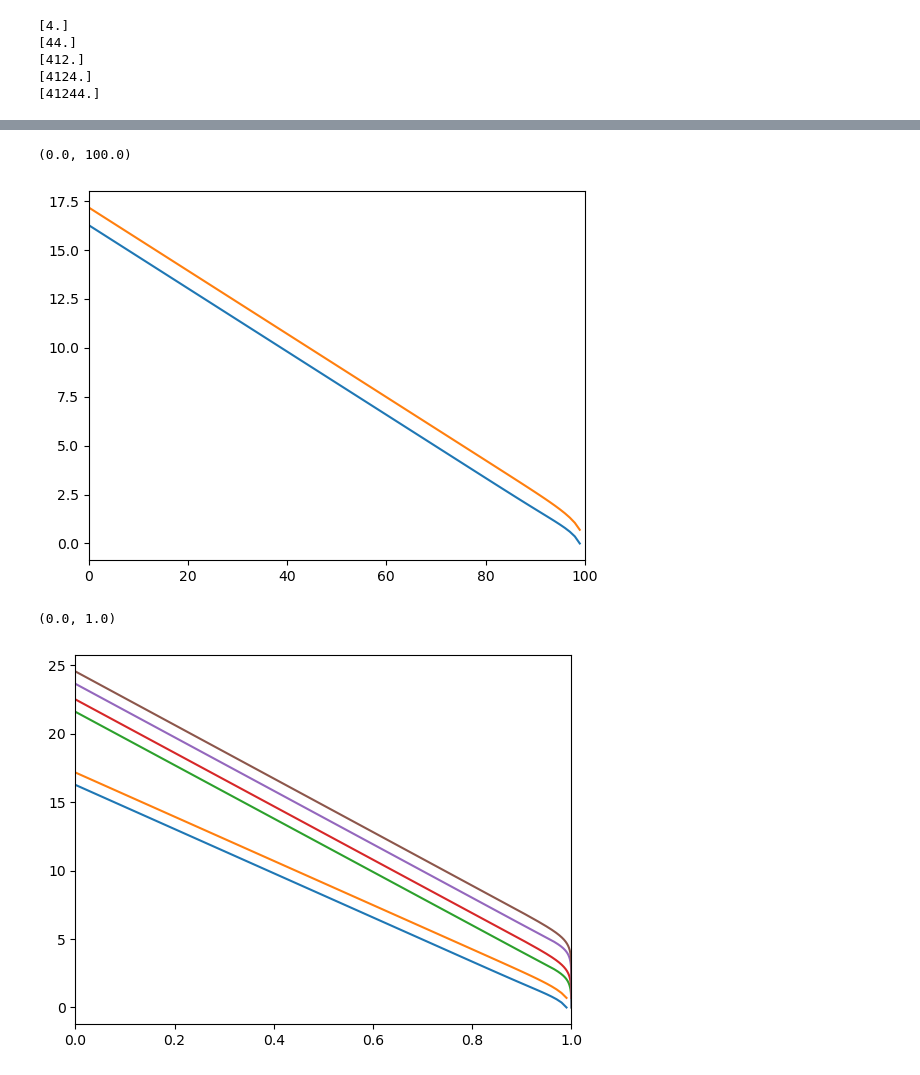
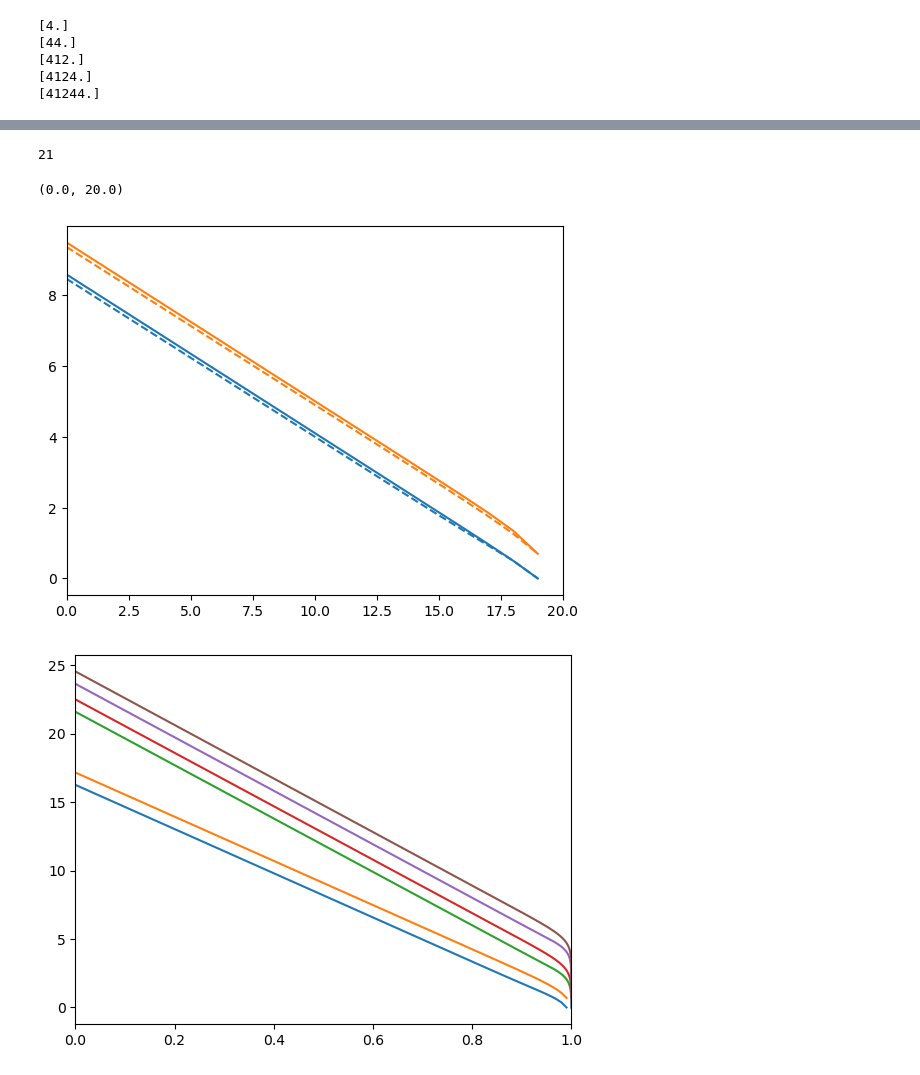
Before and after one commit to botaoli/CVA-sensitivities-hedging-risk, a Jupyter notebook: error/polynomial.ipynb, the cells around one changed output, grey strips where cells are left out. Saved outputs shown, nothing was run; the diff lists cells and outputs as text; code cells hidden in the pictures.

```diff
--- a/error/polynomial.ipynb
+++ b/error/polynomial.ipynb
@@ -46,8 +46,8 @@ for i in range(5):
 [4124.]
 [41244.]
 # %%
-n = 100
-m = 20
+n = 20
+m = 5
 delta_t = 1.0 / m
 lambda_f = 1.0
 alpha = 0.75
@@ -55,3 +55,18 @@ alpha = 0.75
 bound = polynomial.num_bound(lambda_f, delta_t, alpha, n, m)
 bound.load_data(np.ones(n), np.ones(n))
 bound.fill_error()
+# %%
+Eepsilon = []
+Ee = []
+x = lambda_f * delta_t
+
+for k in range(n + 1):
+    sum_y = 0
+    sum_rho = 0
+    for i in range(k):
+        sum_y += p.p0(i + 1, x) + p.q0(i + 1, x)
+        sum_rho += p.p1(i + 1, x) + p.q1(i + 1, x)
+    Eepsilon.append(sum_y)
+    Ee.append(sum_rho)
+Eepsilon = Eepsilon[::-1]
+Ee = Ee[::-1]
@@ -58,11 +91,15 @@ bound.fill_error()
 # %%
 dummy = np.arange(0, n + 1)
-plt.plot(dummy, np.log10(bound.eepsilon))
-plt.plot(dummy, np.log10(bound.ee))
+print(len(Eepsilon))
+plt.plot(dummy, np.log10(Eepsilon), color='C0')
+plt.plot(dummy, np.log10(Ee), color='C1')
+plt.plot(dummy, np.log10(bound.eepsilon), color='C0', ls='--')
+plt.plot(dummy, np.log10(bound.ee), color='C1', ls='--')
 plt.xlim(dummy[0], dummy[-1])
 # %% [output]
-(0.0, 100.0)
+21
+(0.0, 20.0)
-[figure, old version]
+[figure, new version]
 # %%
 lambda_f = 1.0
 alpha = 0.75
@@ -77,6 +114,7 @@ for n in (100, 10000, 1000000):
     plt.plot(dummy, np.log10(bound.eepsilon))
     plt.plot(dummy, np.log10(bound.ee))
 plt.xlim(dummy[0], dummy[-1])
+plt.show()
+plt.close()
 # %% [output]
-(0.0, 1.0)
 [figure]
```
Also changed, not shown: parts of 3 cells of this notebook, 1 other file.
